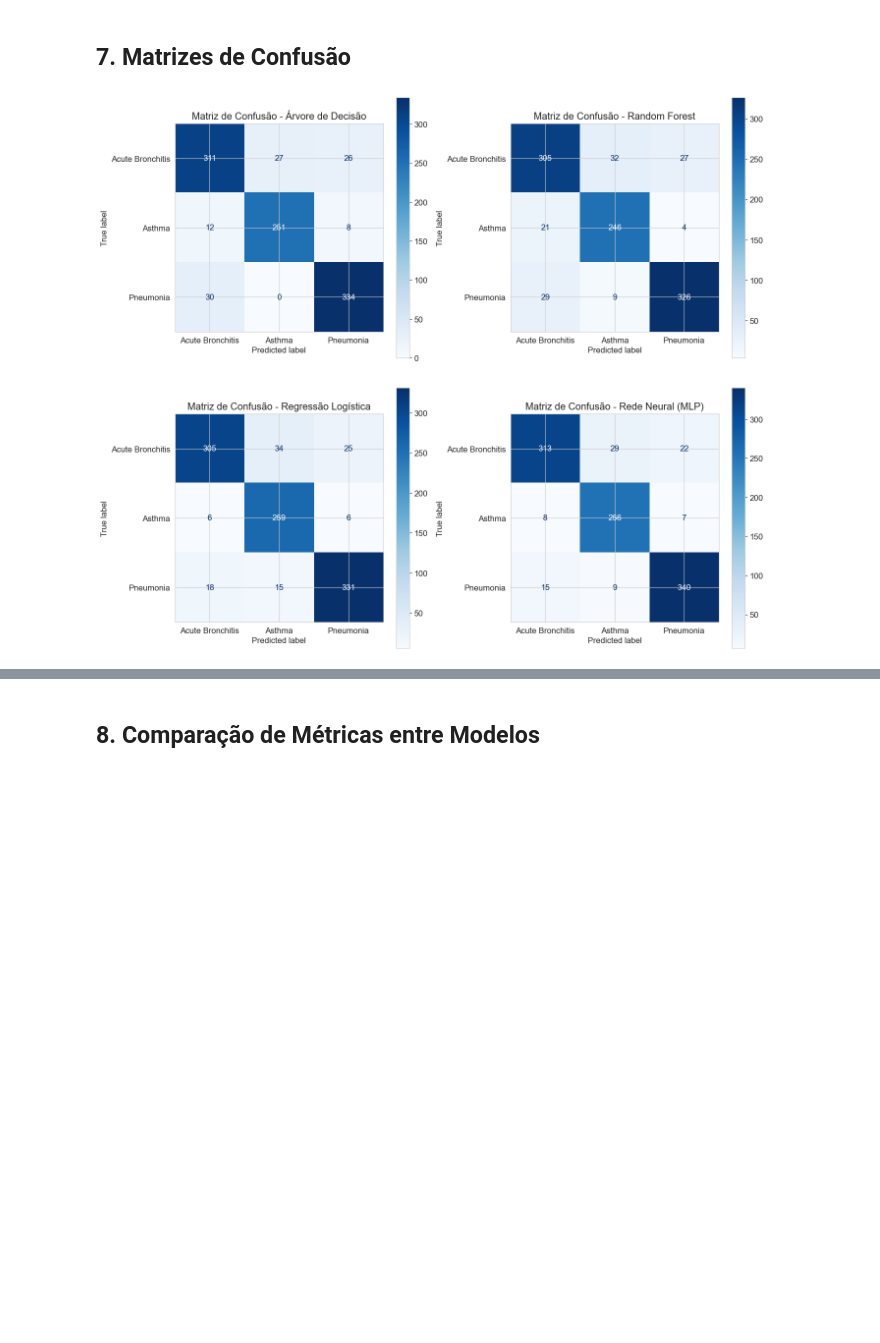
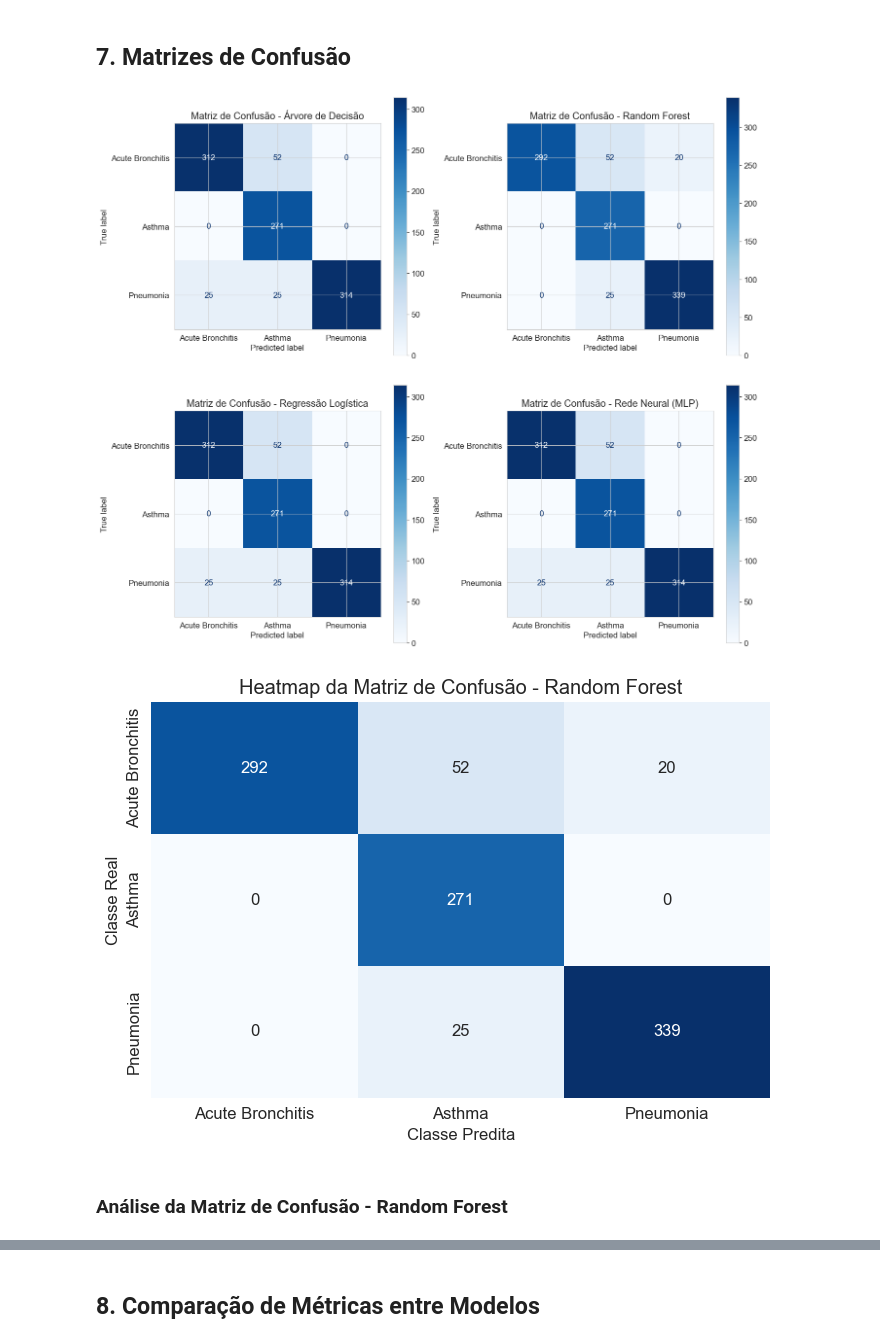
Before and after one commit to figueirego/classificacao-doencas-respiratorias, a Jupyter notebook: projeto_classificacao_doencas.ipynb, the cells around one changed output, grey strips where cells are left out. Drawn from its saved outputs; the diff is of its cells as text; code cells hidden in the pictures; blank space fills up the shorter version.

```diff
--- a/projeto_classificacao_doencas.ipynb
+++ b/projeto_classificacao_doencas.ipynb
@@ -305,11 +305,18 @@ ax.legend()
 plt.tight_layout()
 plt.show()
 
-# Usar todas as 17 features (poucas e todas relevantes)
-features_selecionadas = X.columns.tolist()
+# Selecionar automaticamente o melhor subconjunto de features pelo teste Chi-Quadrado
+k_melhor = k_valores[int(np.argmax(acuracias))]
+seletor_final = SelectKBest(chi2, k=k_melhor)
+seletor_final.fit(X, y_codificado)
+features_selecionadas = X.columns[seletor_final.get_support()].tolist()
+
 print(f'Total de features disponíveis: {n_total_features}')
-print(f'Features selecionadas: {len(features_selecionadas)} (todas com variância > 0)')
-print(f'Acurácia estabiliza em ~9 features (os 9 sintomas discriminativos)')
+print(f'Melhor quantidade de features pelo experimento: {k_melhor}')
+print(f'Features selecionadas para modelagem: {len(features_selecionadas)}')
+print('\nFeatures selecionadas:')
+for i, feature in enumerate(features_selecionadas, start=1):
+    print(f'  {i:2d}. {feature}')
 # %% [output]
 [figure]
 Total de features disponíveis: 17
@@ -405,13 +425,65 @@ Features utilizadas: 17
 # %% [markdown]
 ## 7. Matrizes de Confusão
 # %%
+from IPython.display import Markdown, display
+
 fig, axes = plt.subplots(2, 2, figsize=(14, 12))
 for ax, (nome, res) in zip(axes.flatten(), resultados.items()):
     ConfusionMatrixDisplay(
         res['matriz_confusao'], display_labels=classes_titulo
     ).plot(ax=ax, cmap='Blues', values_format='d')
     ax.set_title(f'Matriz de Confusão - {nome}')
 plt.tight_layout()
 plt.show()
+
+# Heatmap e análise detalhada dos erros do melhor modelo pelo F1-Score
+melhor_nome_confusao = max(resultados, key=lambda nome: resultados[nome]['f1'])
+matriz_melhor = resultados[melhor_nome_confusao]['matriz_confusao']
+
+fig, ax = plt.subplots(figsize=(7, 5))
+sns.heatmap(
+    matriz_melhor, annot=True, fmt='d', cmap='Blues', cbar=False,
+    xticklabels=classes_titulo, yticklabels=classes_titulo, ax=ax
+)
+ax.set_title(f'Heatmap da Matriz de Confusão - {melhor_nome_confusao}')
+ax.set_xlabel('Classe Predita')
+ax.set_ylabel('Classe Real')
+plt.tight_layout()
+plt.show()
+
+analise_erros = []
+for i, classe_real in enumerate(classes_titulo):
+    total_classe = matriz_melhor[i].sum()
+    acertos = matriz_melhor[i, i]
+    erros = total_classe - acertos
+    destinos_erro = [
+        (classes_titulo[j], matriz_melhor[i, j])
+        for j in range(len(classes_titulo))
+        if j != i and matriz_melhor[i, j] > 0
+    ]
+    principal_confusao = max(destinos_erro, key=lambda item: item[1]) if destinos_erro else ('Sem erro', 0)
+    analise_erros.append({
+        'Classe real': classe_real,
+        'Total': total_classe,
+        'Acertos': acertos,
+        'Erros': erros,
+        'Recall da classe': acertos / total_classe,
+        'Principal confusão': principal_confusao[0],
+        'Quantidade': principal_confusao[1],
+    })
+
+df_analise_erros = pd.DataFrame(analise_erros)
+display(Markdown(f'### Análise da Matriz de Confusão - {melhor_nome_confusao}'))
+display(df_analise_erros)
+
+maior_erro = df_analise_erros.sort_values('Erros', ascending=False).iloc[0]
+display(Markdown(
+    f"A classe com mais erros foi **{maior_erro['Classe real']}**, "
+    f"principalmente confundida com **{maior_erro['Principal confusão']}** "
+    f"({int(maior_erro['Quantidade'])} casos). Isso indica que o maior desafio do modelo "
+    "está nas doenças com sintomas respiratórios sobrepostos."
+))
 # %% [output]
-[figure, old version]
+[figure, new version]
+[figure, added]
+### Análise da Matriz de Confusão - Random Forest
```
Also changed, not shown: parts of 11 cells of this notebook.
